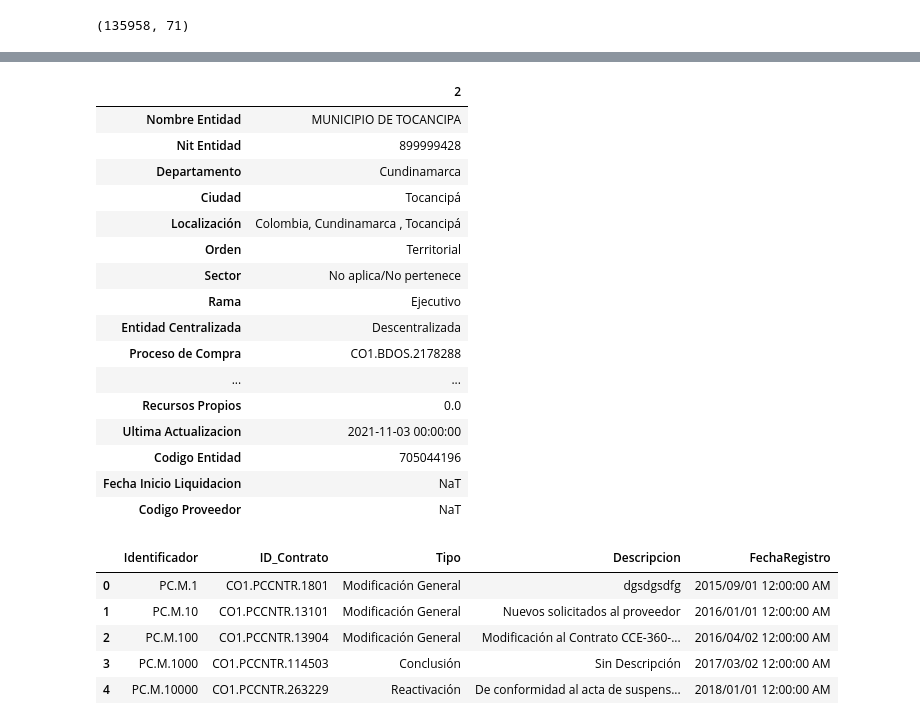
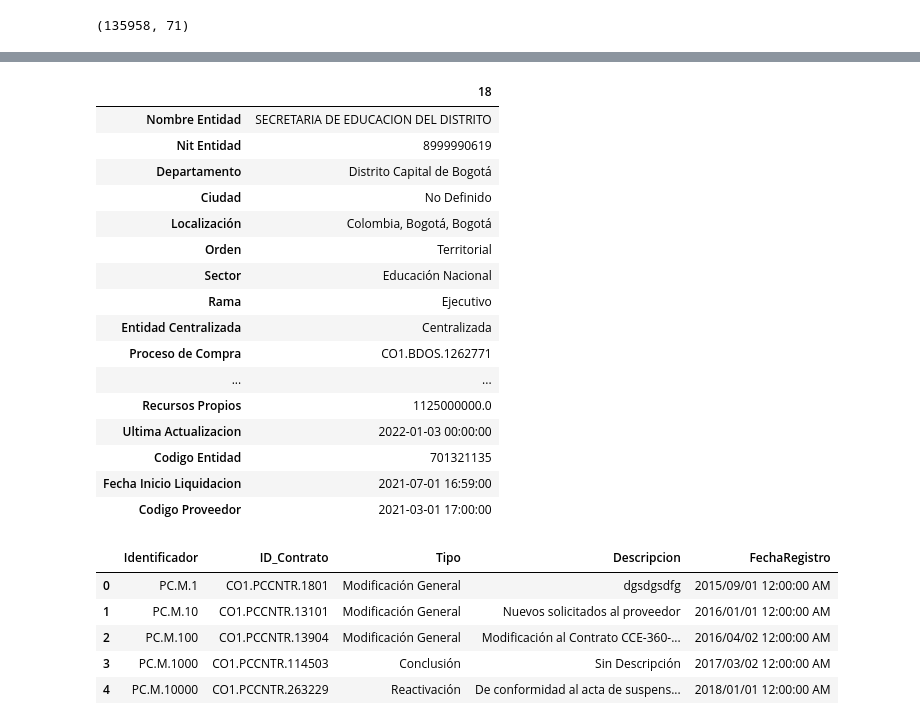
Before and after one commit to lumariaap15/secop-ds4a, a Jupyter notebook: EDA_secop_II.ipynb, the cells around one changed output, grey strips where cells are left out. Saved outputs shown, nothing was run; the diff lists cells and outputs as text; code cells hidden in the pictures.

```diff
--- a/EDA_secop_II.ipynb
+++ b/EDA_secop_II.ipynb
@@ -100,25 +100,25 @@ df_contratos_electronicos.groupby('Estado Contrato')['ID Contrato'].count().plot
 df_contratos_electronicos = df_contratos_electronicos.drop(['Estado BPIN', 'Código BPIN', 'Anno BPIN',  'URLProceso',  'Nombre Representante Legal','Nacionalidad Representante Legal','Tipo de Identificación Representante Legal', 'Identificación Representante Legal',  'Género Representante Legal',  'Objeto del Contrato',  'Fecha Fin Liquidacion'], axis=1)
 # %%
 # Contrato con fecha de inicio y fin antes del 2021, estado En ejecución, sin fechas de ejecucion y sin dias adicionales
-df_contratos_electronicos[df_contratos_electronicos['ID Contrato']=='CO1.PCCNTR.2770565'].T
+df_contratos_electronicos[df_contratos_electronicos['ID Contrato']=='CO1.PCCNTR.1592535'].T
 # %% [output]
-|  | 2 |
-| Nombre Entidad | MUNICIPIO DE TOCANCIPA |
-| Nit Entidad | 899999428 |
-| Departamento | Cundinamarca |
-| Ciudad | Tocancipá |
-| Localización | Colombia, Cundinamarca , Tocancipá |
+|  | 18 |
+| Nombre Entidad | SECRETARIA DE EDUCACION DEL DISTRITO |
+| Nit Entidad | 8999990619 |
+| Departamento | Distrito Capital de Bogotá |
+| Ciudad | No Definido |
+| Localización | Colombia, Bogotá, Bogotá |
 | Orden | Territorial |
-| Sector | No aplica/No pertenece |
+| Sector | Educación Nacional |
 | Rama | Ejecutivo |
-| Entidad Centralizada | Descentralizada |
-| Proceso de Compra | CO1.BDOS.2178288 |
+| Entidad Centralizada | Centralizada |
+| Proceso de Compra | CO1.BDOS.1262771 |
 | ... | ... |
-| Recursos Propios | 0.0 |
-| Ultima Actualizacion | 2021-11-03 00:00:00 |
-| Codigo Entidad | 705044196 |
-| Fecha Inicio Liquidacion | NaT |
-| Codigo Proveedor | NaT |
+| Recursos Propios | 1125000000.0 |
+| Ultima Actualizacion | 2022-01-03 00:00:00 |
+| Codigo Entidad | 701321135 |
+| Fecha Inicio Liquidacion | 2021-07-01 16:59:00 |
+| Codigo Proveedor | 2021-03-01 17:00:00 |
 # %%
 #Cargamos el dataset de adiciones
 df_adiciones = pd.read_csv("SECOP_II_-_Adiciones.csv", sep=',',low_memory=False)
```
Also changed, not shown: parts of 9 cells of this notebook.
